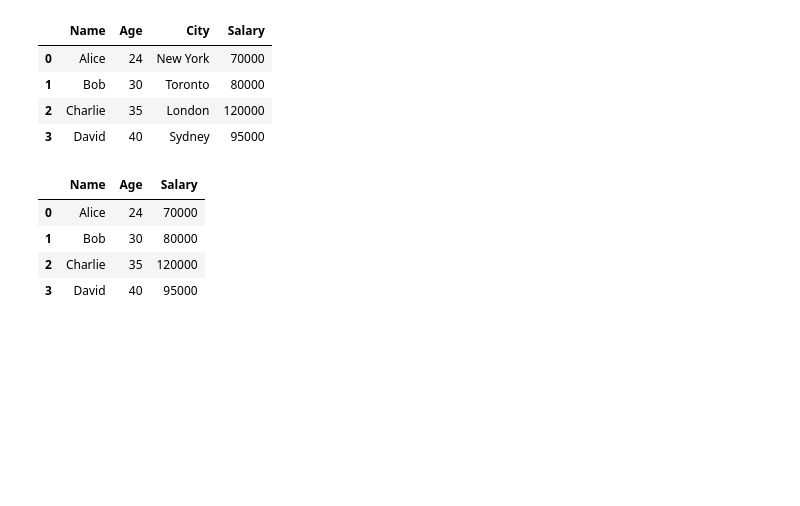
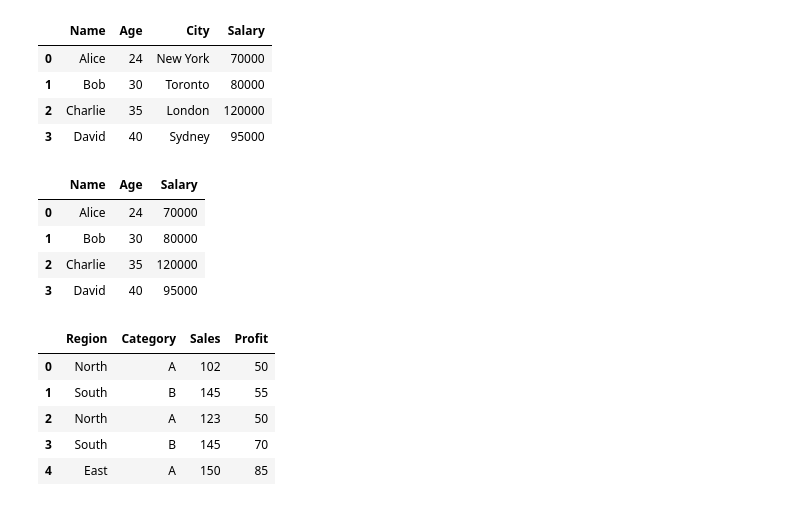
Before and after one commit to BikeshPrajapati/AI-and-ML-Assignment, a Jupyter notebook: PythonProject/Python _Pratices/Python_Pandas_Practices.ipynb, the cells around one changed output. Drawn from its saved outputs; the diff is of its cells as text; code cells hidden in the pictures; blank space fills up the shorter version.

```diff
--- a/PythonProject/Python _Pratices/Python_Pandas_Practices.ipynb
+++ b/PythonProject/Python _Pratices/Python_Pandas_Practices.ipynb
@@ -470,0 +473,20 @@ df
+# %%
+import pandas as pd
+data = {
+    "Region" : ["North", "South","North","South","East"],
+    "Category" : ["A","B","A","B","A"],
+    "Sales": [102,145,123,145,150],
+    "Profit" :[50,55,50,70,85]
+
+}
+
+df = pd.DataFrame(data)
+# %%
+df
+# %% [output]
+|  | Region | Category | Sales | Profit |
+| 0 | North | A | 102 | 50 |
+| 1 | South | B | 145 | 55 |
+| 2 | North | A | 123 | 50 |
+| 3 | South | B | 145 | 70 |
+| 4 | East | A | 150 | 85 |
```
Also changed, not shown: parts of 25 cells of this notebook, 7 other files.
